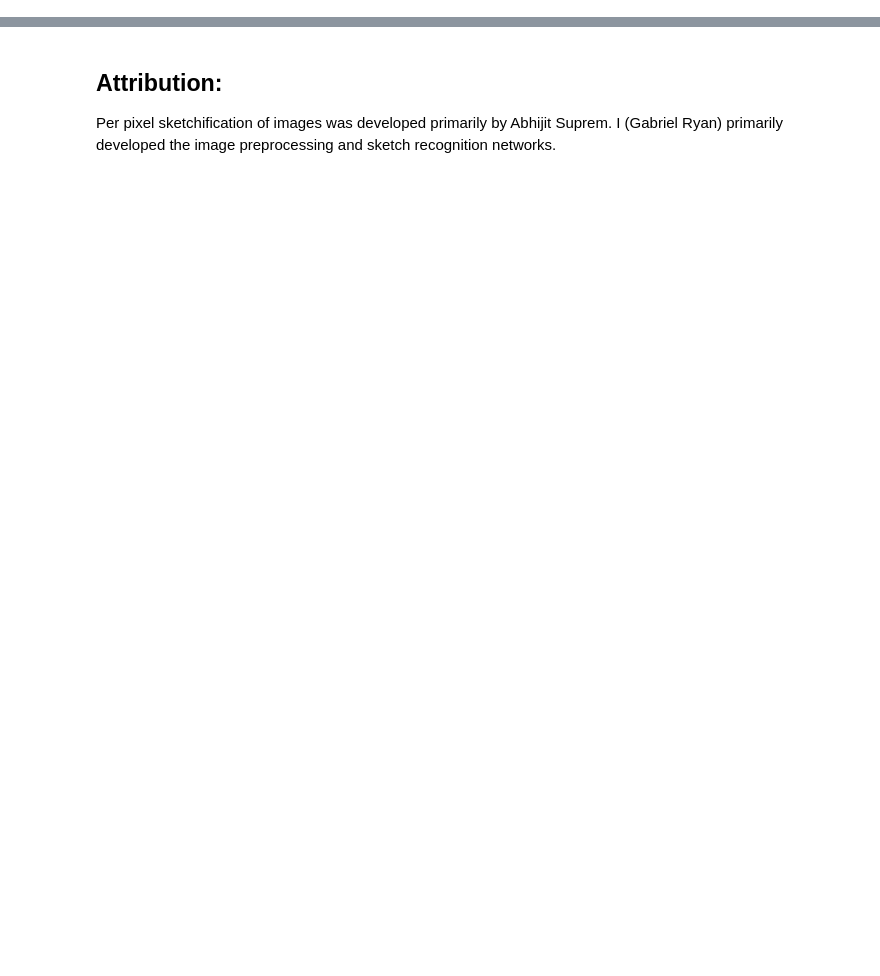
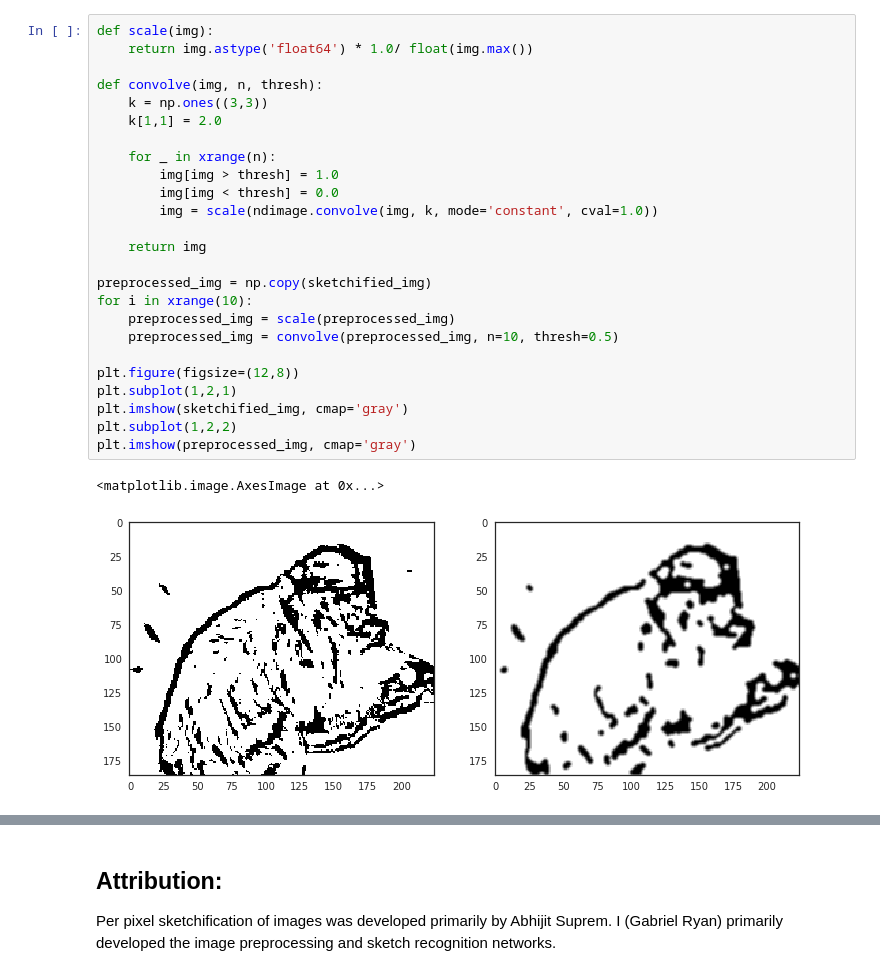
Before and after one commit to gryan11/cu-dlcv-sketchnet, a Jupyter notebook: report/Sketch_Classification_Report.ipynb, the cells around one changed output, grey strips where cells are left out. Saved outputs shown, nothing was run; the diff lists cells and outputs as text; blank space fills up the shorter version.

```diff
--- a/report/Sketch_Classification_Report.ipynb
+++ b/report/Sketch_Classification_Report.ipynb
@@ -46,0 +152,28 @@ In order to make images look like sketches, we trained a small network to perfor
+# %%
+def scale(img):
+    return img.astype('float64') * 1.0/ float(img.max())
+
+def convolve(img, n, thresh):
+    k = np.ones((3,3))
+    k[1,1] = 2.0
+
+    for _ in xrange(n):
+        img[img > thresh] = 1.0
+        img[img < thresh] = 0.0
+        img = scale(ndimage.convolve(img, k, mode='constant', cval=1.0))
+
+    return img
+
+preprocessed_img = np.copy(sketchified_img)
+for i in xrange(10):
+    preprocessed_img = scale(preprocessed_img)
+    preprocessed_img = convolve(preprocessed_img, n=10, thresh=0.5)
+
+plt.figure(figsize=(12,8))
+plt.subplot(1,2,1)
+plt.imshow(sketchified_img, cmap='gray')
+plt.subplot(1,2,2)
+plt.imshow(preprocessed_img, cmap='gray')
+# %% [output]
+<matplotlib.image.AxesImage at 0x...>
+[figure, added]
```
Also changed, not shown: parts of 39 cells of this notebook.
